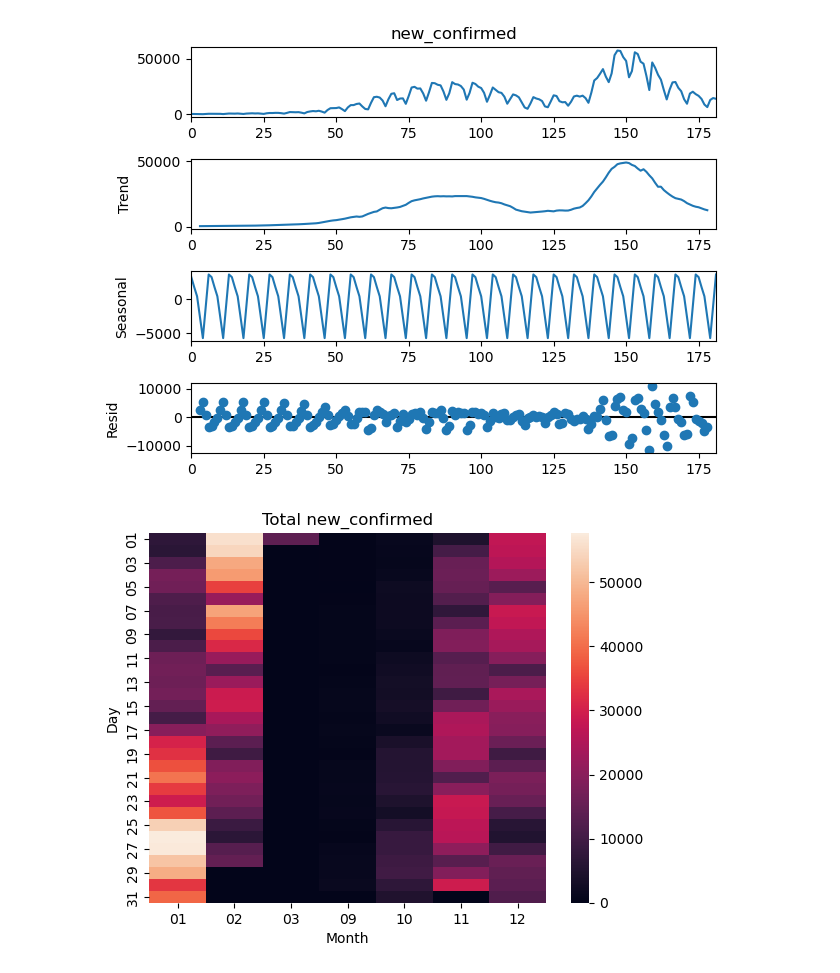
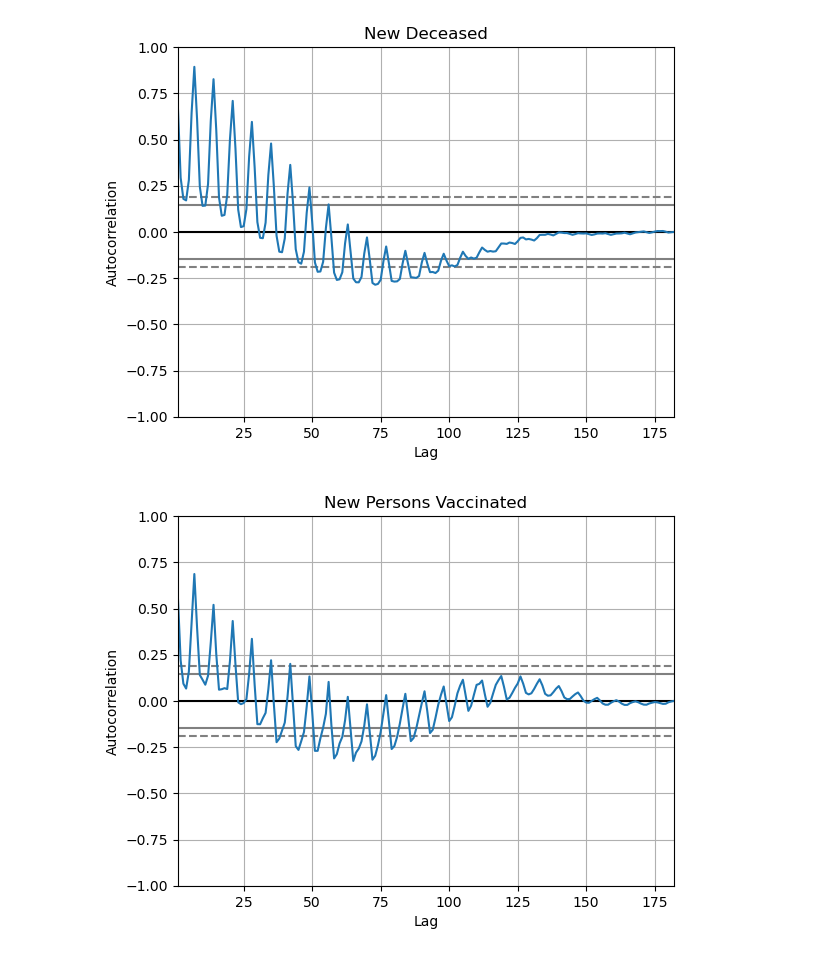
Before and after one commit to piooz/BigData, a Jupyter notebook: zad4/zadanie4.ipynb, the cells around one changed output. Drawn from its saved outputs; the diff is of its cells as text; code cells hidden in the pictures.

```diff
--- a/zad4/zadanie4.ipynb
+++ b/zad4/zadanie4.ipynb
@@ -9,10 +9,11 @@ client = bigquery.Client()
 
 pd.set_option('display.max_columns', None)
 # %%
-# 1.1 wybranie danych
+# 1.1 Przygotuj dane, które będą Ci potrzebne do przewidzenia nowych przypadków COVID-19 i przefiltruj je,
+# aby uwzględnić tylko interesujący Cię okres czasu (np.rok 2022, I i II kw. 2021).
 sql = """
     select
-    new_confirmed, date
+    new_confirmed, date, new_deceased, new_persons_vaccinated
     from `bigquery-public-data.covid19_open_data.covid19_open_data`
     where aggregation_level = 0
     and country_name = 'Poland'
@@ -126,11 +166,21 @@ predicted_data
 #Spróbuj wyznaczyć średnią kroczącą i odchylenie standardowe kroczące (np. 7-dniowe),
 #dla tych zmiennych, aby zobaczyć, jak zjawiska te zmieniają się w czasie.
 #Sprawdź, czy występują jakieś sezonowe wzorce lub cykle.
+
 from statsmodels.tsa.seasonal import seasonal_decompose
+
 #Średnia krocząca 7-dniowa
-df['MA_7d'] = df['new_confirmed'].rolling(7).mean()
+df['Moving_Average'] = df['new_confirmed'].rolling(7).mean()
 
 #Odchylenie standardowe kroczace 7-dniowe
-df['MSD_7d'] = df['new_confirmed'].rolling(7).std()
+df['Moving_Standart_Deviation'] = df['new_confirmed'].rolling(7).std()
 
-df[["MA_7d","MSD_7d"]] = df[["MA_7d","MSD_7d"]].fillna(0)
+df[["Moving_Average","Moving_Standart_Deviation"]] = df[["Moving_Average","Moving_Standart_Deviation"]].fillna(0)
+
+plt.plot(df['date'], df['new_confirmed'], label ='new_confirmed')
+plt.plot(df['date'], df['Moving_Average'], label ='Moving Average')
+#plt.plot(df['date'], df['MSD_7d'], label ='MSD_7d')
+plt.fill_between(df['date'], df['Moving_Average'] - df['Moving_Standart_Deviation'], df['Moving_Average'] + df['Moving_Standart_Deviation'], alpha=0.1, color ="red",  label='Standard Deviation')
+plt.legend(loc = 2)
+plt.title("MA_7d and MSD_7d comparison")
+plt.show()
@@ -159,21 +226,21 @@ df
 #2.2. Wykorzystaj do analizy trendów analizę szeregów czasowych (autoregresja, średnia ruchoma, modele autoregresyjne),
 #która umożliwi zbadanie danych zebranych w Twoich bazach w danym okresie czasu.
 import seaborn as sns
-# wykres przedstawiający autokorelacje w całym okresie
+# Wykres przedstawiający autokorelacje w całym okresie
+# Autokorelacja informuje nas o tym na ile dane wartości / obserwacje są istotnie związane z obserwacjami
+# zaobserwowanymi wcześniej (o stałym przesunięciu czasowym).
 x = pd.plotting.autocorrelation_plot(df['new_confirmed'])
 x.plot()
+plt.title("New Confirmed")
 plt.show()
 
-decompose = seasonal_decompose(df['new_confirmed'],model='additive', period=7)
-decompose.plot()
+x = pd.plotting.autocorrelation_plot(df['new_deceased'])
+x.plot()
+plt.title("New Deceased")
 plt.show()
 
-tmp = df.pivot(index="Day", columns="Month", values="new_confirmed")
-tmp = tmp.fillna(0)
-tmp = tmp.astype(float)
-sns.heatmap(tmp)
-plt.title("Total new_confirmed")
-plt.xlabel("Month")
-plt.ylabel("Day")
+x = pd.plotting.autocorrelation_plot(df['new_persons_vaccinated'])
+x.plot()
+plt.title("New Persons Vaccinated")
 plt.show()
 # %% [output]
@@ -181,2 +248,2 @@ plt.show()
-[figure, old version]
+[figure, new version]
-[figure, old version]
+[figure, new version]
```
Also changed, not shown: parts of 13 cells of this notebook.
